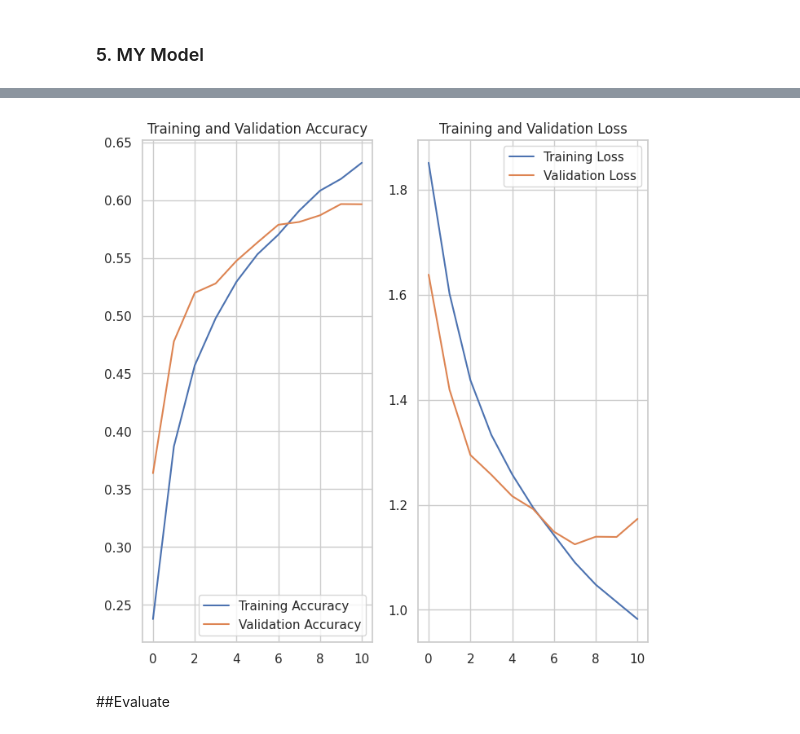
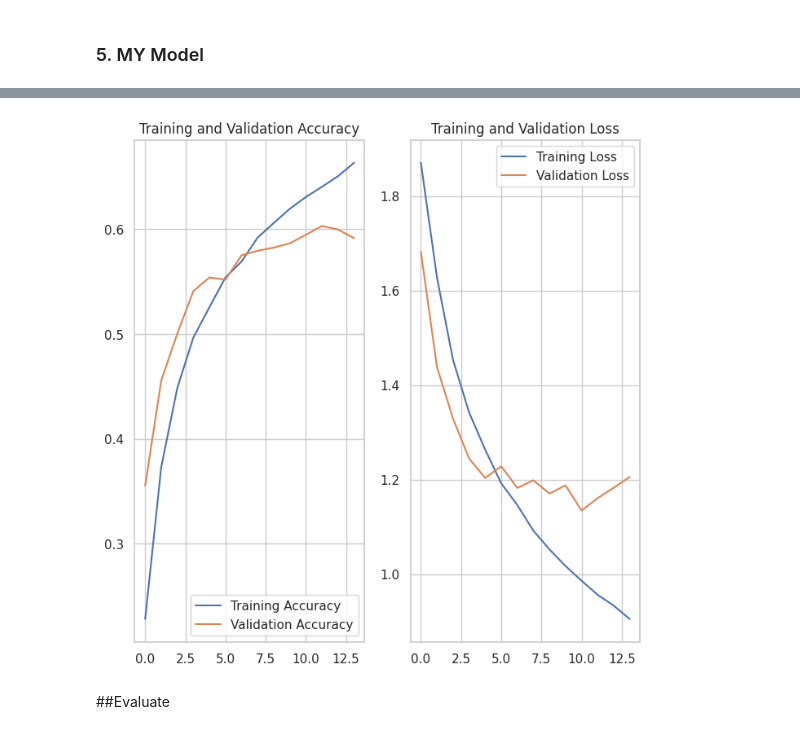
Before and after one commit to ZahraShahlaie/Facial-emotion-recognition-with-Keras-Applications, a Jupyter notebook: Facial_emotion_recognition_with_Keras_Applications.ipynb, the cells around one changed output, grey strips where cells are left out. Drawn from its saved outputs; the diff is of its cells as text; code cells hidden in the pictures.

```diff
--- a/Facial_emotion_recognition_with_Keras_Applications.ipynb
+++ b/Facial_emotion_recognition_with_Keras_Applications.ipynb
@@ -1186,27 +1186,27 @@ Epoch 11: early stopping
 # %%
 acc = history_my_model.history['accuracy']
 val_acc = history_my_model.history['val_accuracy']
 
 loss = history_my_model.history['loss']
 val_loss = history_my_model.history['val_loss']
 
-epochs_range = range(11)
+epochs_range = range(14)
 
 plt.figure(figsize=(8, 8))
 plt.subplot(1, 2, 1)
 plt.plot(epochs_range, acc, label='Training Accuracy')
 plt.plot(epochs_range, val_acc, label='Validation Accuracy')
 plt.legend(loc='lower right')
 plt.title('Training and Validation Accuracy')
 
 plt.subplot(1, 2, 2)
 plt.plot(epochs_range, loss, label='Training Loss')
 plt.plot(epochs_range, val_loss, label='Validation Loss')
 plt.legend(loc='upper right')
 plt.title('Training and Validation Loss')
 plt.show()
 # %% [output]
-[figure, old version]
+[figure, new version]
 # %% [markdown]
 ##Evaluate
 # %%
```
Also changed, not shown: parts of 27 cells of this notebook.
